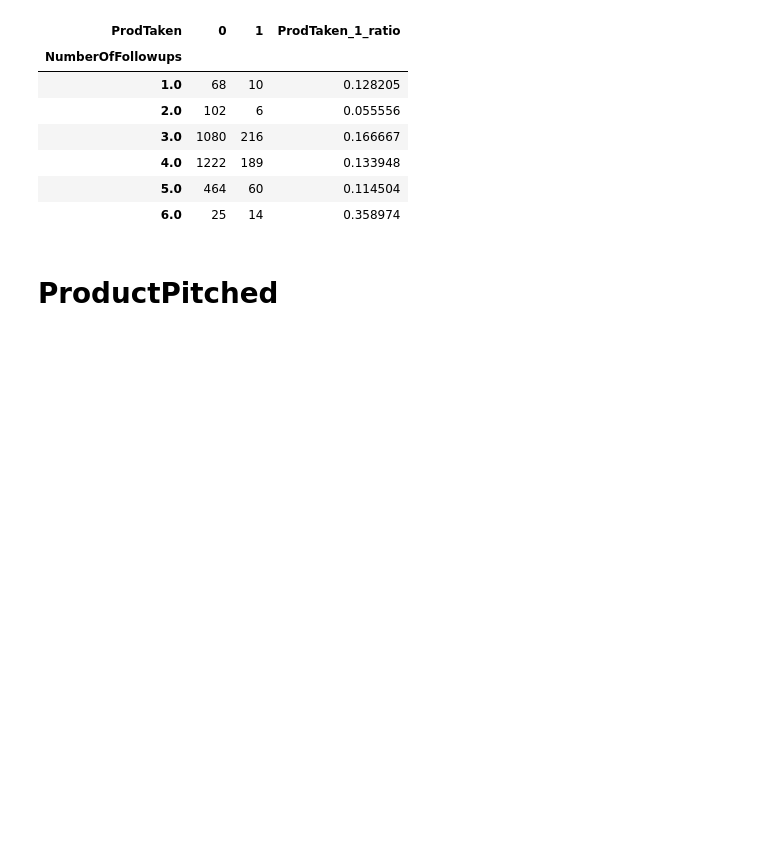
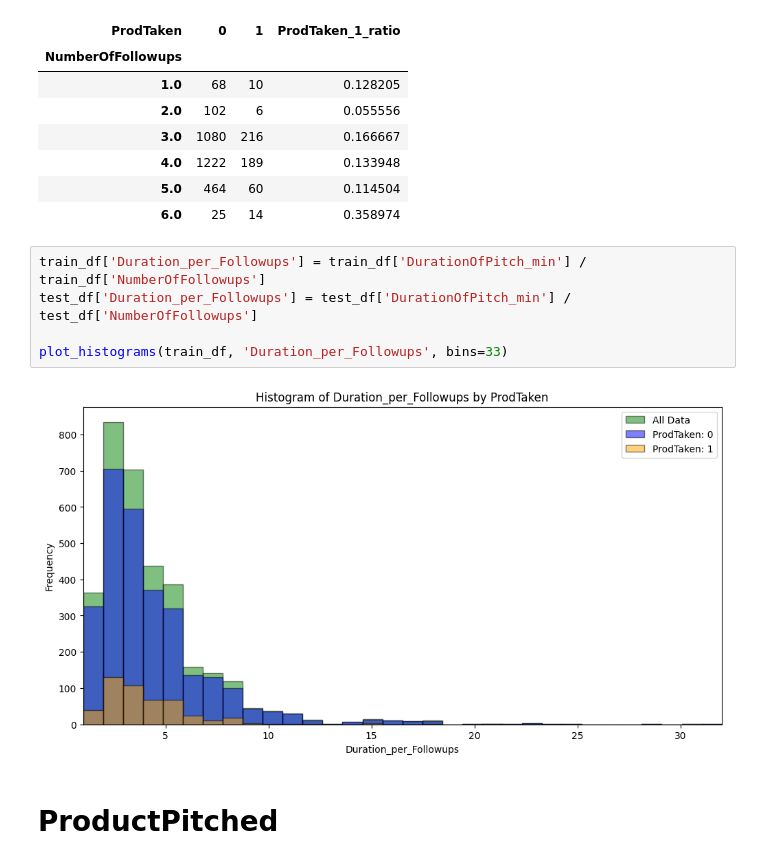
Before and after one commit to skyshine460/ProdTaken, a Jupyter notebook: ProdTaken_catboost.ipynb, the cells around one changed output. Saved outputs shown, nothing was run; the diff lists cells and outputs as text; blank space fills up the shorter version.

```diff
--- a/ProdTaken_catboost.ipynb
+++ b/ProdTaken_catboost.ipynb
@@ -500,6 +500,13 @@ crosstab_df('NumberOfFollowups')
 | 4.0 | 1222 | 189 | 0.133948 |
 | 5.0 | 464 | 60 | 0.114504 |
 | 6.0 | 25 | 14 | 0.358974 |
+# %%
+train_df['Duration_per_Followups'] = train_df['DurationOfPitch_min'] / train_df['NumberOfFollowups']
+test_df['Duration_per_Followups'] = test_df['DurationOfPitch_min'] / test_df['NumberOfFollowups']
+
+plot_histograms(train_df, 'Duration_per_Followups', bins=33)
+# %% [output]
+[figure, added]
 # %% [markdown]
 # ProductPitched
 # %%
```
Also changed, not shown: parts of 10 cells of this notebook.
